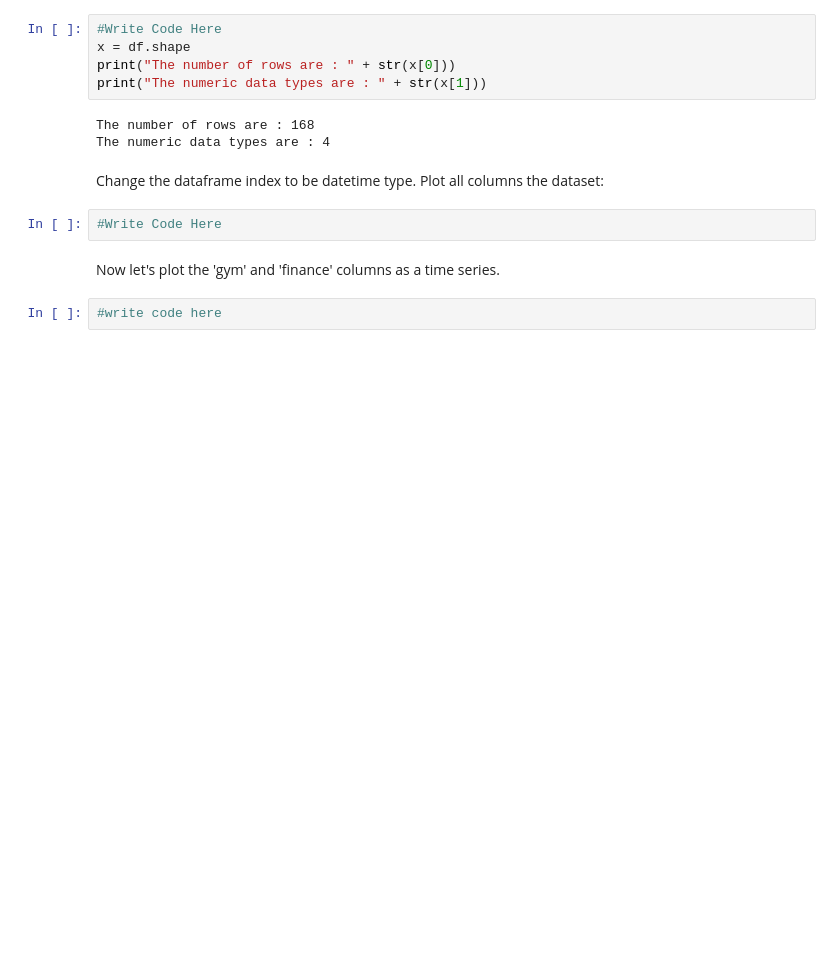
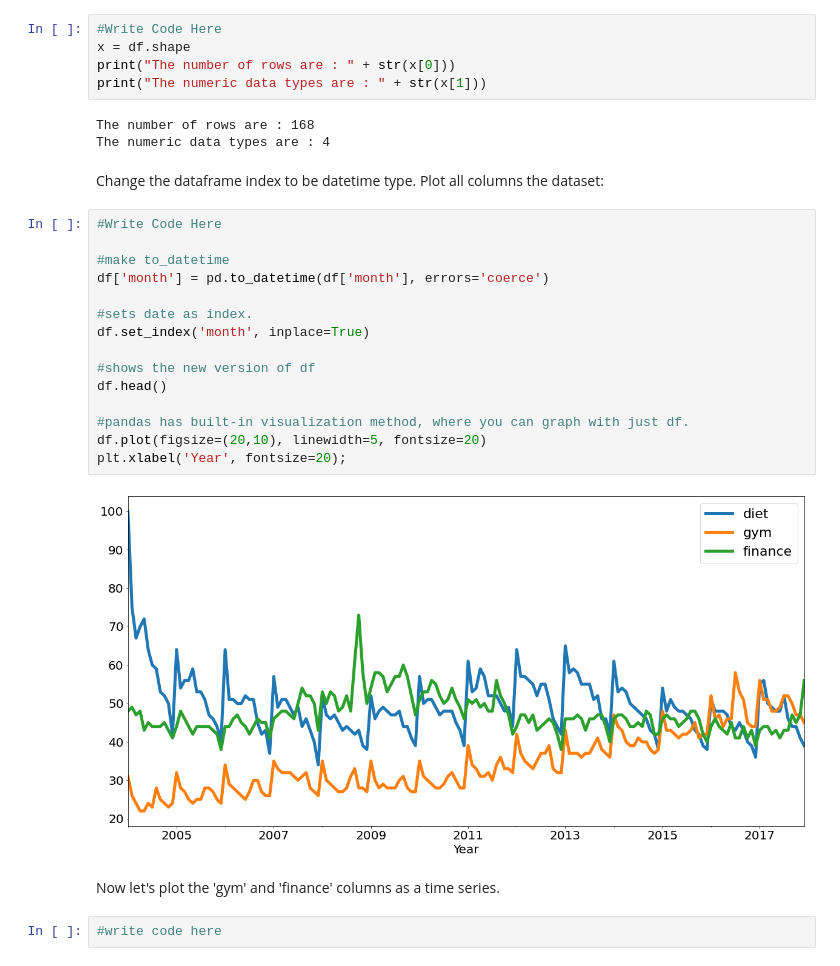
Before and after one commit to anaaparamesh/Week2_Public, a Jupyter notebook: Notebooks/01_TimeSeries/TimeSeries_Exercises.ipynb, the cells around one changed output. Drawn from its saved outputs; the diff is of its cells as text; blank space fills up the shorter version.

Commit message:
changed index to dates, and graphed them

```diff
--- a/Notebooks/01_TimeSeries/TimeSeries_Exercises.ipynb
+++ b/Notebooks/01_TimeSeries/TimeSeries_Exercises.ipynb
@@ -44,8 +44,23 @@ The number of rows are : 168
 The numeric data types are : 4
 # %% [markdown]
 Change the dataframe index to be datetime type. Plot all columns the dataset:
-# %%
-#Write Code Here
+# %%
+#Write Code Here
+
+#make to_datetime
+df['month'] = pd.to_datetime(df['month'], errors='coerce')
+
+#sets date as index.
+df.set_index('month', inplace=True)
+
+#shows the new version of df
+df.head()
+
+#pandas has built-in visualization method, where you can graph with just df.
+df.plot(figsize=(20,10), linewidth=5, fontsize=20)
+plt.xlabel('Year', fontsize=20);
+# %% [output]
+[figure, added]
 # %% [markdown]
 Now let's plot the 'gym' and 'finance' columns as a time series.
 # %%
```
